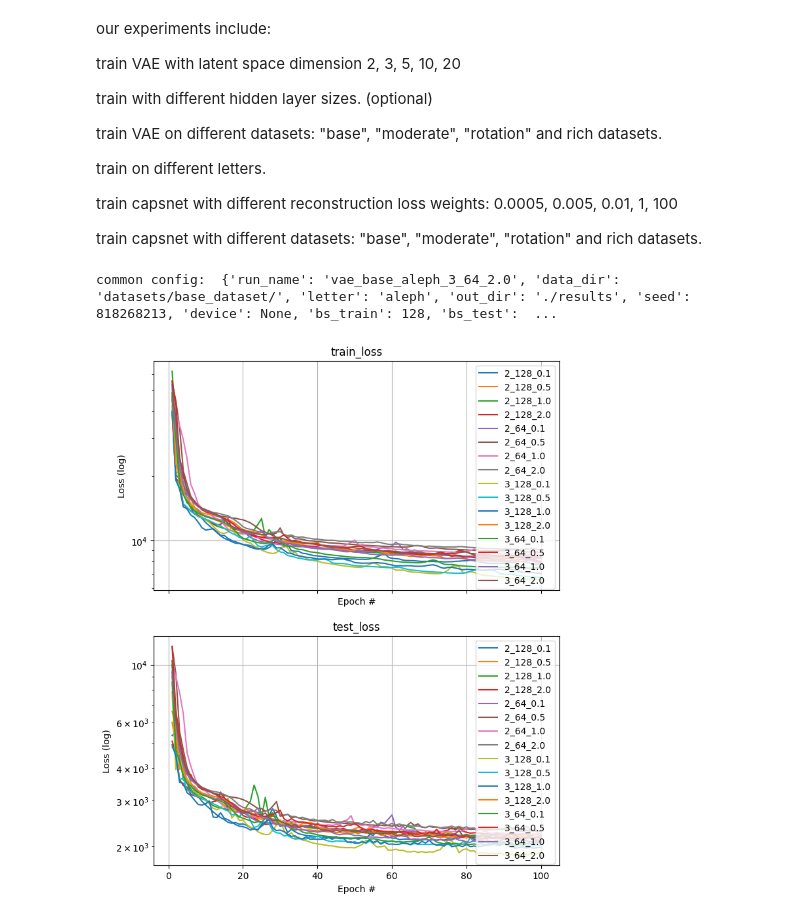
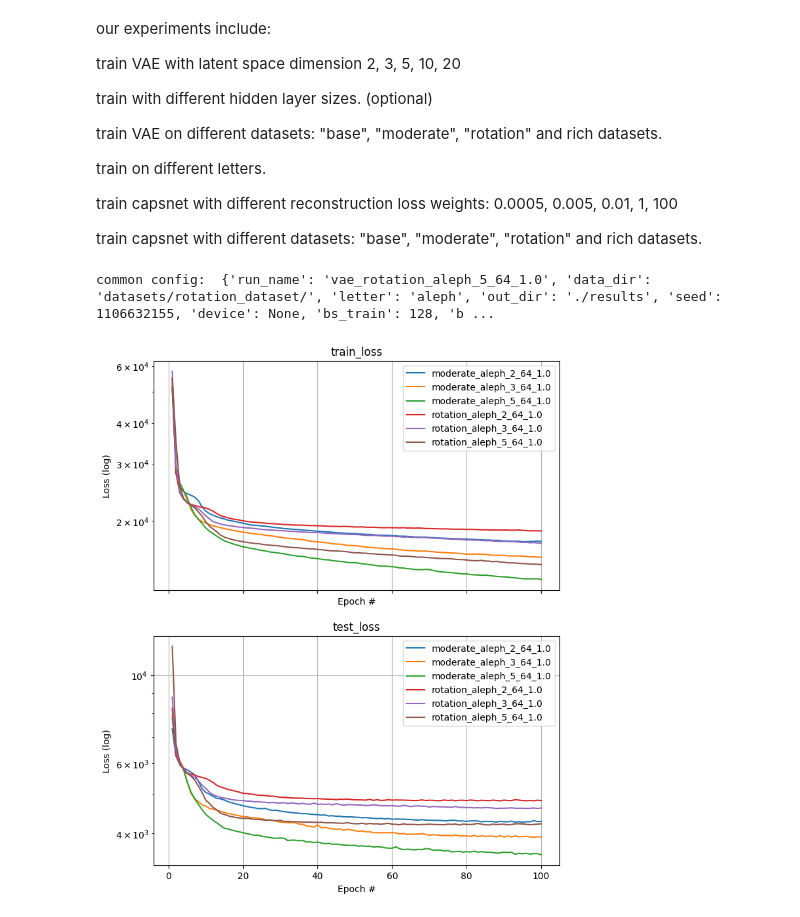
Before and after one commit to bensapirstein/DeepGraphemics, a Jupyter notebook: 4_vae_experiments.ipynb, the cells around one changed output. Saved outputs shown, nothing was run; the diff lists cells and outputs as text; code cells hidden in the pictures.

```diff
--- a/4_vae_experiments.ipynb
+++ b/4_vae_experiments.ipynb
@@ -105,6 +105,8 @@ for letter, ds_type, latent_dim, cap, beta in itertools.product(letters, ds_type
 from src.experiments import load_experiment
 from src.plot import plot_fit, plot_loss
 
+import sys
+import os
 import glob
 import re
 
@@ -116,12 +118,13 @@ def plot_exp_results(filename_pattern, results_dir='results'):
         print(f'No results found for pattern {filename_pattern}.', file=sys.stderr)
         return
     for filepath in result_files:
-        m = re.match('vae_base_aleph_(.*)\.json', os.path.basename(filepath))
-        cfg, fit_res = load_experiment(filepath)
-        fig, axes = plot_loss(fit_res, fig, legend=m[1],log_loss=True)
+        if "rotation" in filepath or "moderate" in filepath:
+            m = re.match('vae_*_(.*)\.json', os.path.basename(filepath))
+            cfg, fit_res = load_experiment(filepath)
+            fig, axes = plot_loss(fit_res, fig, legend=m[1],log_loss=True)
     print('common config: ', cfg)
-# %%
-plot_exp_results("vae_base_aleph_*.json")
-# %% [output]
-common config:  {'run_name': 'vae_base_aleph_3_64_2.0', 'data_dir': 'datasets/base_dataset/', 'letter': 'aleph', 'out_dir': './results', 'seed': 818268213, 'device': None, 'bs_train': 128, 'bs_test':  ...
-[figure, removed]
+# %%
+plot_exp_results("vae_*_aleph_*.json", "results/experiment 2")
+# %% [output]
+common config:  {'run_name': 'vae_rotation_aleph_5_64_1.0', 'data_dir': 'datasets/rotation_dataset/', 'letter': 'aleph', 'out_dir': './results', 'seed': 1106632155, 'device': None, 'bs_train': 128, 'b ...
+[figure, added]
```
Also changed, not shown: 2 other files.
